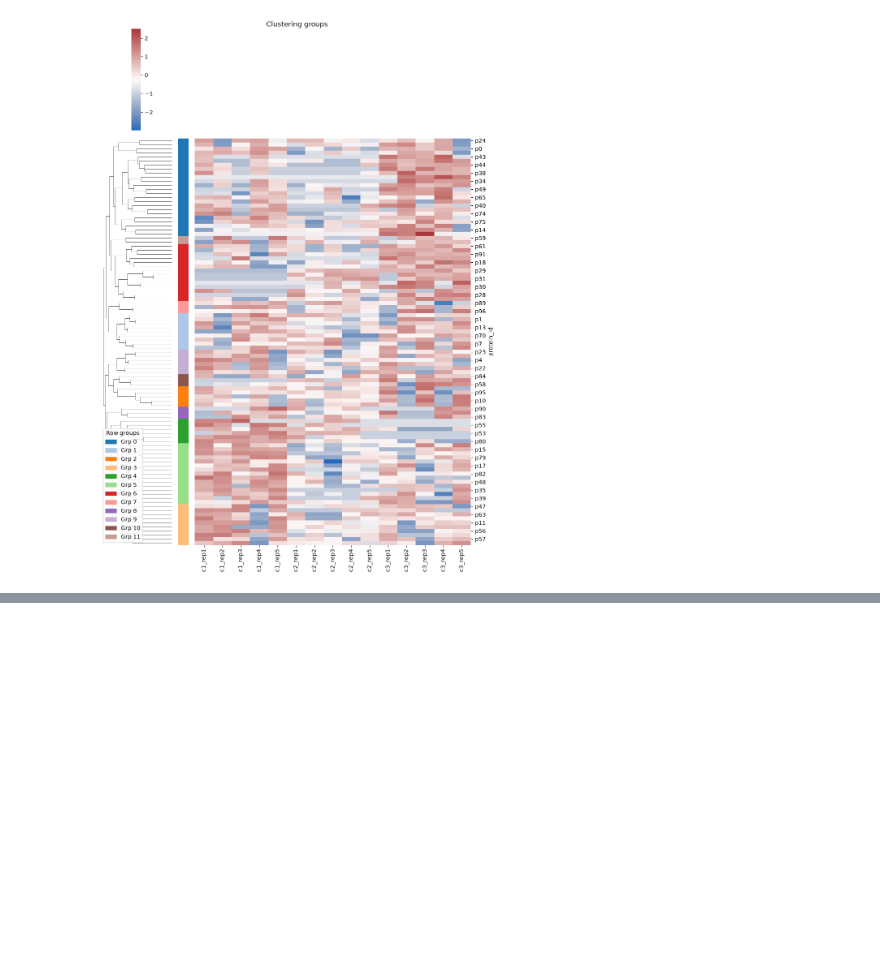
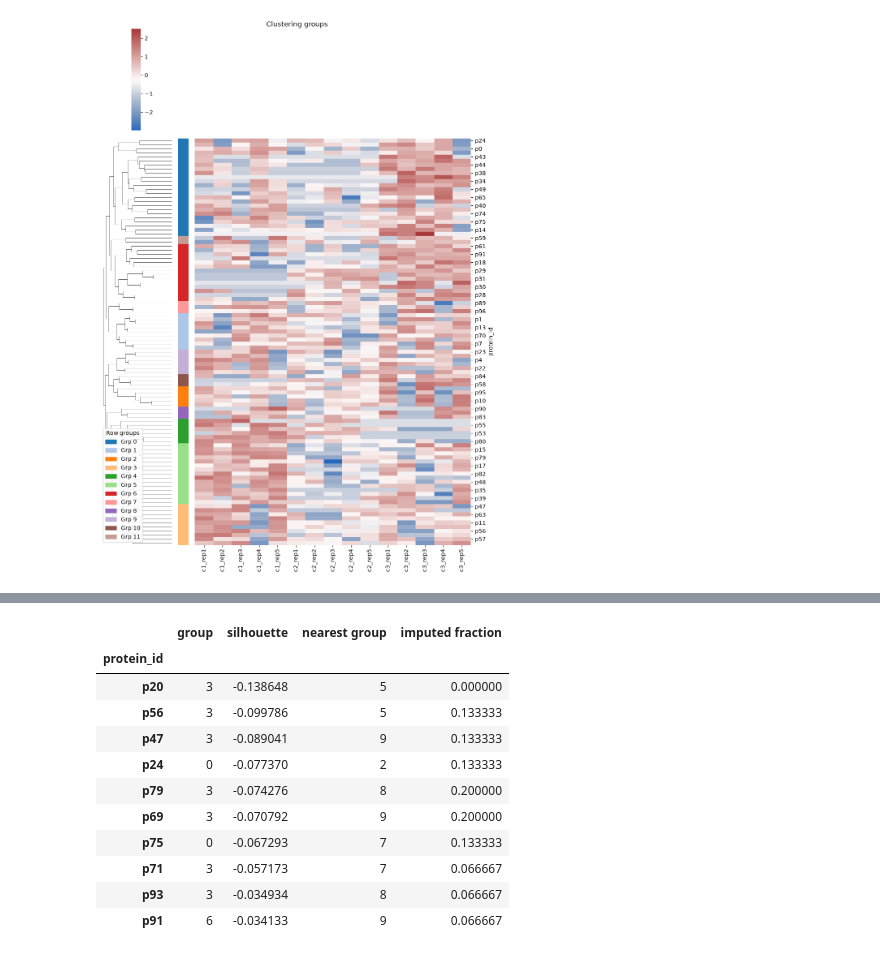
Before and after one commit to dialectos-ai/omicspylib, a Jupyter notebook: docs/notebooks/hierrarchically-clustered-heatmap.ipynb, the cells around one changed output, grey strips where cells are left out. Drawn from its saved outputs; the diff is of its cells as text; code cells hidden in the pictures; blank space fills up the shorter version.

```diff
--- a/docs/notebooks/hierrarchically-clustered-heatmap.ipynb
+++ b/docs/notebooks/hierrarchically-clustered-heatmap.ipynb
@@ -75,0 +100,15 @@ plt.show()
+# %%
+diagnostics.records.sort_values("silhouette").head(10)
+# %% [output]
+|  | group | silhouette | nearest group | imputed fraction |
+| protein_id |  |  |  |  |
+| p20 | 3 | -0.138648 | 5 | 0.000000 |
+| p56 | 3 | -0.099786 | 5 | 0.133333 |
+| p47 | 3 | -0.089041 | 9 | 0.133333 |
+| p24 | 0 | -0.077370 | 2 | 0.133333 |
+| p79 | 3 | -0.074276 | 8 | 0.200000 |
+| p69 | 3 | -0.070792 | 9 | 0.200000 |
+| p75 | 0 | -0.067293 | 7 | 0.133333 |
+| p71 | 3 | -0.057173 | 7 | 0.066667 |
+| p93 | 3 | -0.034934 | 8 | 0.066667 |
+| p91 | 6 | -0.034133 | 9 | 0.066667 |
```
Also changed, not shown: parts of 15 cells of this notebook, 5 other files.
